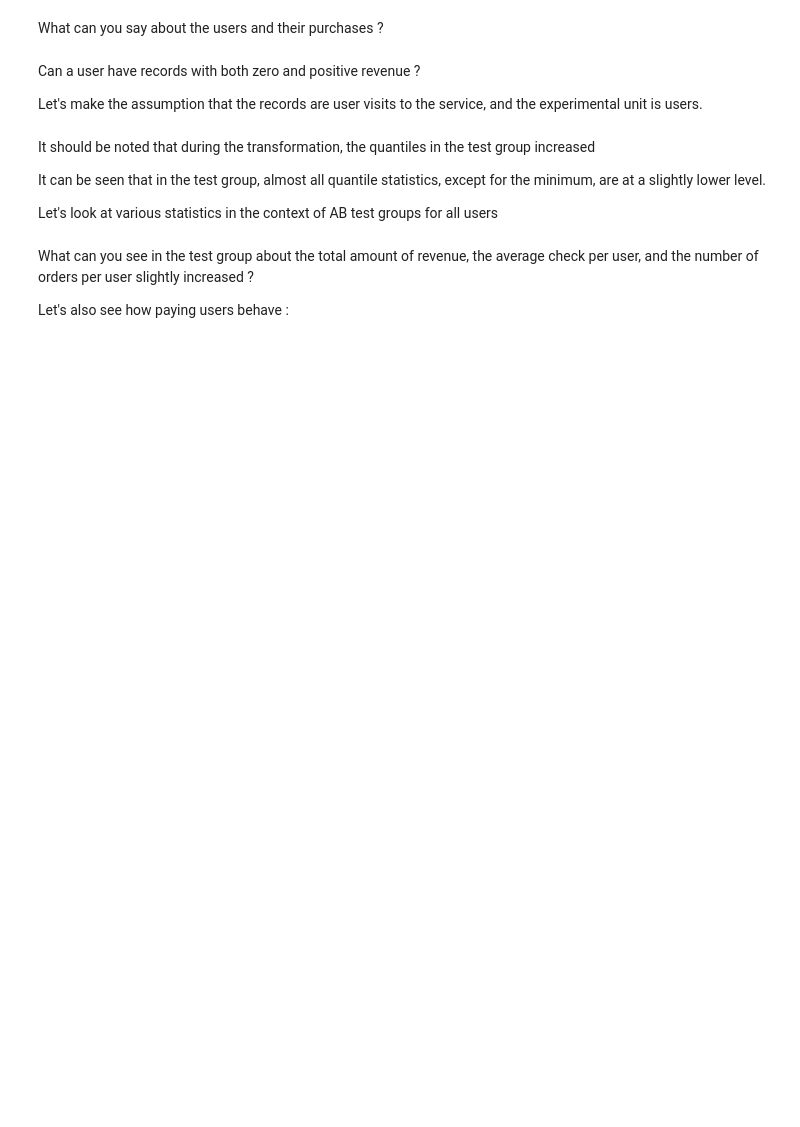
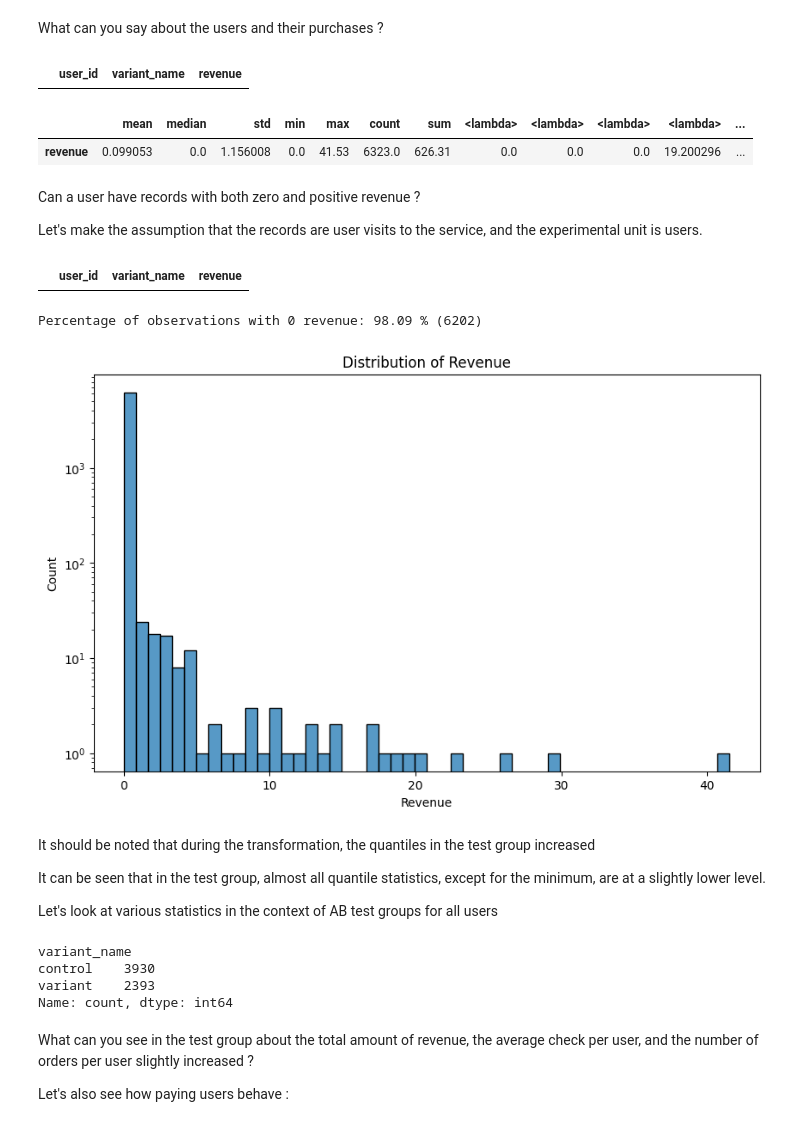
Before and after one commit to VladGrinDA/DI_Bootcamp, a Jupyter notebook: Week8/Day3/ExerciseXP/exXP.ipynb, the cells around one changed output. Cells and saved outputs as stored; diff of their text form; code cells hidden in the pictures; blank space fills up the shorter version.

```diff
--- a/Week8/Day3/ExerciseXP/exXP.ipynb
+++ b/Week8/Day3/ExerciseXP/exXP.ipynb
@@ -63,3 +219,12 @@ What can you say about the users and their purchases ?
+# %%
+df[df.user_id.isin(df.user_id[df.revenue == 0]) & df.revenue > 0]
+# %% [output]
+|  | user_id | variant_name | revenue |
+# %%
+df[['revenue']].apply(lambda x: x.agg(statistics), axis=0).T
+# %% [output]
+|  | mean | median | std | min | max | count | sum | <lambda> | <lambda> | <lambda> | <lambda> | ... |
+| revenue | 0.099053 | 0.0 | 1.156008 | 0.0 | 41.53 | 6323.0 | 626.31 | 0.0 | 0.0 | 0.0 | 19.200296 | ... |
 # %% [markdown]
 Can a user have records with both zero and positive revenue ?
 
@@ -71,3 +232,23 @@ Let's make the assumption that the records are user visits to the service, and t
+# %%
+df = df.groupby(['user_id', 'variant_name'], as_index=False).sum()
+df[df.user_id.isin(df.user_id[df.revenue == 0]) & df.revenue > 0]
+# %% [output]
+|  | user_id | variant_name | revenue |
+# %%
+print(f'Percentage of observations with 0 revenue: {(df.revenue == 0).mean() * 100:.2f} % ({(df.revenue == 0).sum()})')
+# %% [output]
+Percentage of observations with 0 revenue: 98.09 % (6202)
+# %%
+plt.figure(figsize=(10, 6))
+sns.histplot(df['revenue'], bins=50)
+
+plt.title('Distribution of Revenue')
+plt.xlabel('Revenue')
+plt.ylabel('Count')
+plt.yscale('log')
+plt.show()
+# %% [output]
+[figure, added]
 # %% [markdown]
 It should be noted that during the transformation, the quantiles in the test group increased
 
@@ -85,3 +258,10 @@ Let's look at various statistics in the context of AB test groups for all users
+# %%
+df.variant_name.value_counts()
+# %% [output]
+variant_name
+control    3930
+variant    2393
+Name: count, dtype: int64
 # %% [markdown]
 What can you see in the test group about the total amount of revenue, the average check per user, and the number of orders per user slightly increased ?
 
```
Also changed, not shown: parts of 38 cells of this notebook, 47 other files.
